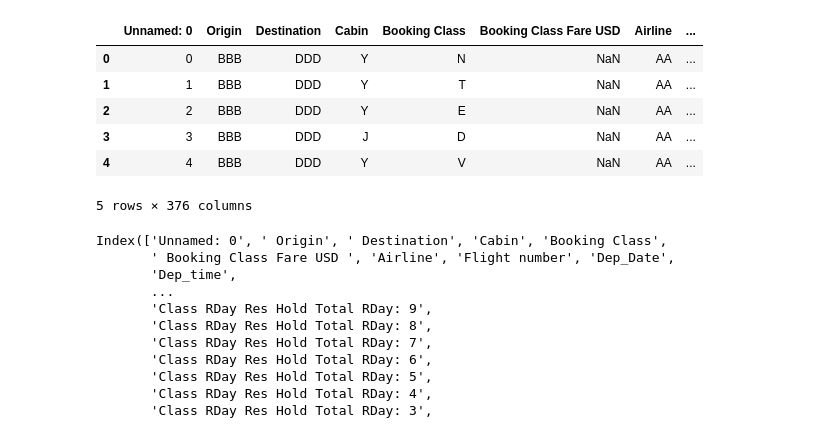
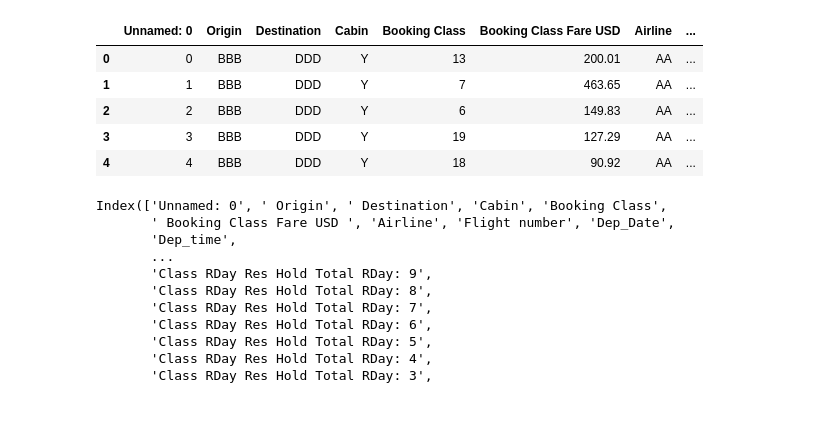
Before and after one commit to FaizalJnu/APRM, a Jupyter notebook: Faiz_ntbk.ipynb, the cells around one changed output. Cells and saved outputs as stored; diff of their text form; code cells hidden in the pictures.

```diff
--- a/Faiz_ntbk.ipynb
+++ b/Faiz_ntbk.ipynb
@@ -16,15 +18,14 @@ Data_12month_revenue = pd.read_csv('12months_flight_revenue.csv')
 Data_3month_booking = pd.read_csv('3months_flight_booking_prediction.csv')
 Data_3month_revenue = pd.read_csv('3months_flight_revenue_prediction.csv')
 # %%
-Data_12month_revenue.head()
+Data_12month_booking.head()
 # %% [output]
 |  | Unnamed: 0 | Origin | Destination | Cabin | Booking Class | Booking Class Fare USD | Airline | ... |
-| 0 | 0 | BBB | DDD | Y | N | NaN | AA | ... |
-| 1 | 1 | BBB | DDD | Y | T | NaN | AA | ... |
-| 2 | 2 | BBB | DDD | Y | E | NaN | AA | ... |
-| 3 | 3 | BBB | DDD | J | D | NaN | AA | ... |
-| 4 | 4 | BBB | DDD | Y | V | NaN | AA | ... |
+| 0 | 0 | BBB | DDD | Y | 13 | 200.01 | AA | ... |
+| 1 | 1 | BBB | DDD | Y | 7 | 463.65 | AA | ... |
+| 2 | 2 | BBB | DDD | Y | 6 | 149.83 | AA | ... |
+| 3 | 3 | BBB | DDD | Y | 19 | 127.29 | AA | ... |
+| 4 | 4 | BBB | DDD | Y | 18 | 90.92 | AA | ... |
-5 rows × 376 columns
 # %%
 pd.set_option('display.max_columns', None)
 print(Data_12month_booking.columns)
```
Also changed, not shown: parts of 12 cells of this notebook.
